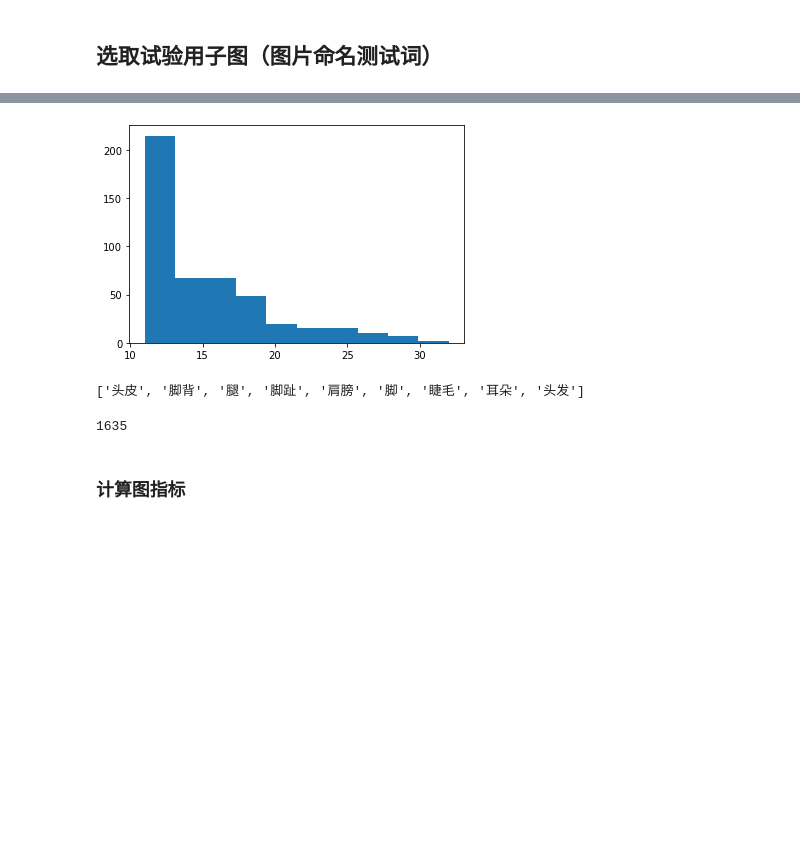
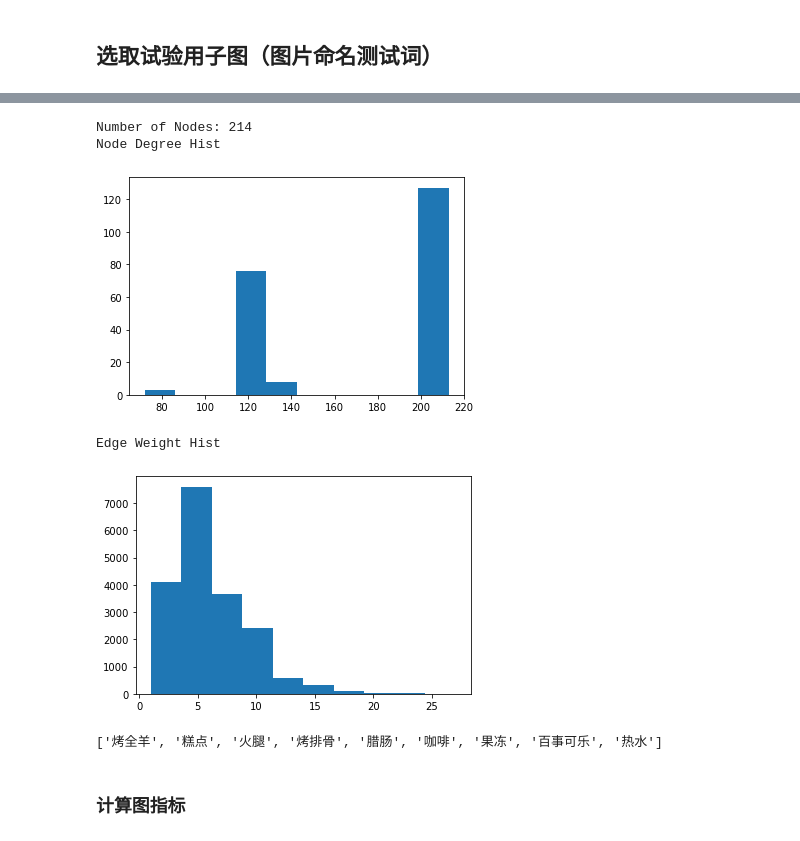
Before and after one commit to JoseZhangSH/SemanticNetwork_DataAnalysis, a Jupyter notebook: data/Data Processing.ipynb, the cells around one changed output, grey strips where cells are left out. Drawn from its saved outputs; the diff is of its cells as text; code cells hidden in the pictures; blank space fills up the shorter version.

Commit message:
Update graph data using CCFD similarity matrix

```diff
--- a/data/Data Processing.ipynb
+++ b/data/Data Processing.ipynb
@@ -257,6 +299,0 @@ for node in G_ConceptNetwork.nodes:
-# %%
-# 查看节点Degree分布
-degree_sequence = sorted([d for n, d in G_ConceptNetwork.degree()], reverse=True)
-dmax = max(degree_sequence)
-plt.hist(degree_sequence)
-plt.show()
@@ -287,2 +304,28 @@ def EdgeWeightHist(G):
+# %%
+# 查看节点Degree分布
+def NodeDegreeHist(G):
+    degree_sequence = sorted([d for n, d in G.degree()], reverse=True)
+    dmax = max(degree_sequence)
+    plt.hist(degree_sequence)
+    plt.show()
+
+# 查看连接Weight分布
+def EdgeWeightHist(G):
+    weight_sequence = sorted([e['weight'] for u,v,e in G.edges(data=True)], reverse=True)
+    dmax = max(weight_sequence)
+    plt.hist(weight_sequence)
+    plt.show()
+
+# 查看全部节点在某个属性的所有选项
+def NodeAttributeValueList(G,attribute):
+    return set(np.array([G.nodes[n][attribute] for n in G.nodes]).flatten())
+
+# 搜索满足某个属性值的所有节点
+def NodeMatchByAttribute(G,attribute,value):
+    nodes = []
+    for n in G.nodes:
+        if G.nodes[n][attribute]==value:
+            nodes.append(n)
+    return nodes
 # %%
 # 类别子图
@@ -308,16 +375,0 @@ with open('02_Graph/ConceptNetwork_Transportation.json','w+') as f:
-# %%
-EdgeWeightHist(view)
-# %% [output]
-[figure, removed]
-# %%
-pr = nx.pagerank(view, alpha=0.9)
-
-words = list(dict(sorted(pr.items(), key=lambda item: item[1], reverse=True)))
-
-index_list = np.logspace(0, math.log(len(words),10), 10, endpoint=True)
-
-index_list = set([int(x) for x in index_list])
-
-[words[i] for i in index_list]
-# %% [output]
-['头皮', '脚背', '腿', '脚趾', '肩膀', '脚', '睫毛', '耳朵', '头发']
@@ -338,7 +376,13 @@ view = nx.subgraph_view(G_ConceptNetwork,filter_node=filter_node, filter_edge=fi
+# %%
+view = ClusterFilter(G_ConceptNetwork,'maincategory','食物','weight',0,False,'G6')
+NodeSampling(view,10)
+# %% [output]
+Number of Nodes: 214
+Node Degree Hist
+[figure, added]
+Edge Weight Hist
+[figure, added]
+['烤全羊', '糕点', '火腿', '烤排骨', '腊肠', '咖啡', '果冻', '百事可乐', '热水']
 # %%
 with open('02_Graph/ConceptNetwork_Complete_Weight_21.json','w+') as f:
     f.write(json.dumps(nx.node_link_data(view), ensure_ascii=False))
-# %%
-len(view.edges())
-# %% [output]
-1635
```
Also changed, not shown: parts of 11 cells of this notebook, 4 other files.
